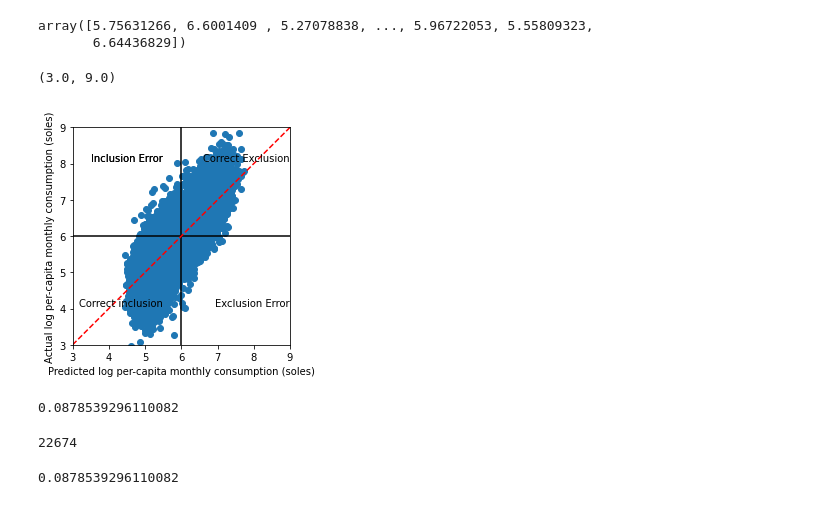
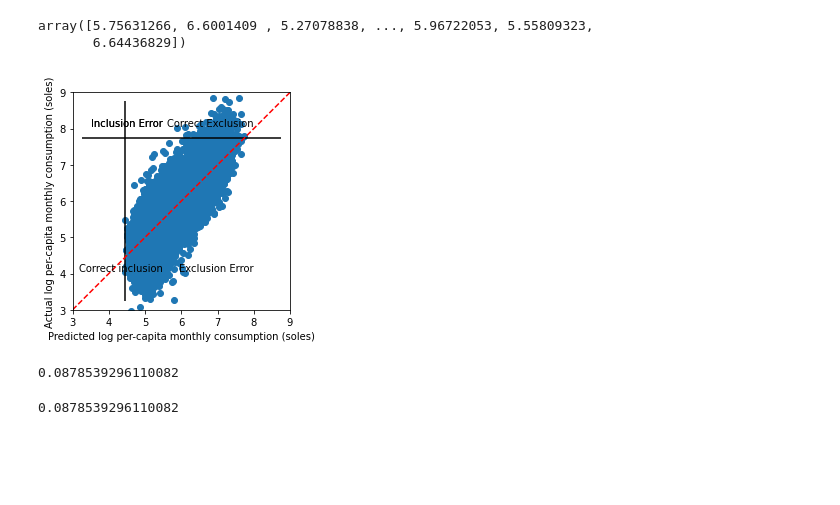
Before and after one commit to AnnetVasileva/machineLearning, a Jupyter notebook: Practical 1 read in data.ipynb, the cells around one changed output. Saved outputs shown, nothing was run; the diff lists cells and outputs as text; code cells hidden in the pictures; blank space fills up the shorter version.

```diff
--- a/Practical 1 read in data.ipynb
+++ b/Practical 1 read in data.ipynb
@@ -10,5 +12,5 @@ import _pickle as cp
 # %%
-raw = pd.read_csv("./data/peru_for_ml_course.csv")
+raw = pd.read_csv("peru_for_ml_course.csv")
 raw.info() # just to see how many different variables we have
 # %% [output]
 <class 'pandas.core.frame.DataFrame'>
@@ -174,39 +187,40 @@ import matplotlib.pyplot as plt
 
 lim_start = 3
 lim_end = 9
 
 g=plt.scatter(y_predicted, data_train.dropna(axis=0)["lnpercapitaconsumption"])
 #g.axes.set_yscale('log')
 #g.axes.set_xscale('log')
 plt.plot([lim_start, lim_end], [lim_start, lim_end], 'k--', color = 'r')
-plt.hlines(6, lim_start, lim_end)
-plt.vlines(6, lim_start, lim_end)
+plt.hlines(np.percentile(y_predicted,100), lim_start+0.25, lim_end-0.25)
+plt.vlines(np.percentile(y_predicted,0), lim_start+0.25, lim_end-0.25)
 g.axes.set_xlabel('Predicted log per-capita monthly consumption (soles)')
 g.axes.set_ylabel('Actual log per-capita monthly consumption (soles)')
 g.axes.axis('equal')
 g.axes.axis('square')
 plt.text(5.5, 4, 'Correct inclusion',
         verticalalignment='bottom', horizontalalignment='right',
         color='black', fontsize=10)
 plt.text(5.5, 8, 'Inclusion Error',
         verticalalignment='bottom', horizontalalignment='right',
         color='black', fontsize=10)
 plt.text(5.5, 8, 'Inclusion Error',
         verticalalignment='bottom', horizontalalignment='right',
         color='black', fontsize=10)
 
-plt.text(9, 8, 'Correct Exclusion',
+plt.text(8, 8, 'Correct Exclusion',
         verticalalignment='bottom', horizontalalignment='right',
         color='black', fontsize=10)
-plt.text(9, 4, 'Exclusion Error',
+plt.text(8, 4, 'Exclusion Error',
         verticalalignment='bottom', horizontalalignment='right',
         color='black', fontsize=10)
 
 plt.xlim([lim_start, lim_end])
 plt.ylim([lim_start, lim_end])
+
+plt.savefig('inex_OLS.png')
 # %% [output]
-(3.0, 9.0)
-[figure, old version]
+[figure, new version]
 # %%
 # calculate inclusion exclusion error
 level = 6
@@ -221,10 +235,6 @@ len(z[z == True]) / len(data_train.dropna(axis=0)["lnpercapitaconsumption"])
 0.0878539296110082
 # %%
 y = data_train.dropna(axis=0)["lnpercapitaconsumption"].to_frame()
-# %%
-len(y)
-# %% [output]
-22674
 # %%
 predicted_threshold = np.zeros(len(y))
 # %%
```
Also changed, not shown: parts of 37 cells of this notebook.
